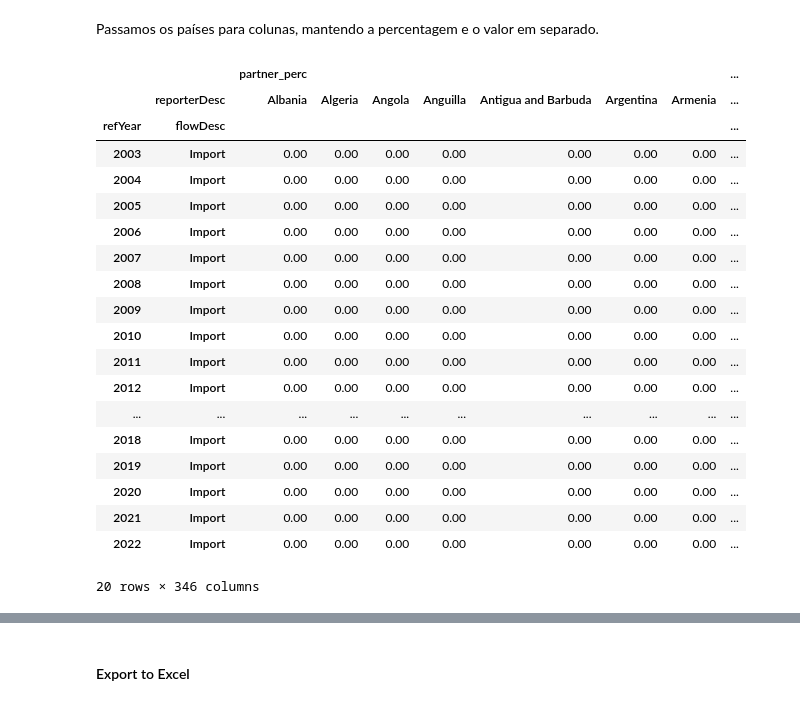
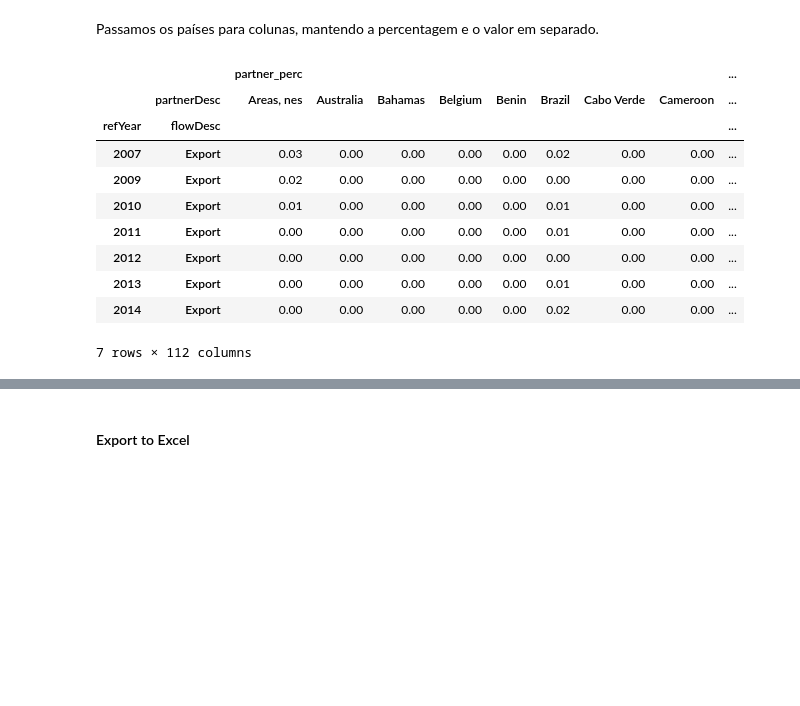
Before and after one commit to joaquimrcarvalho/cipf-comtrade, a Jupyter notebook: country_trade_profile.ipynb, the cells around one changed output, grey strips where cells are left out. Cells and saved outputs as stored; diff of their text form; code cells hidden in the pictures; blank space fills up the shorter version.

```diff
--- a/country_trade_profile.ipynb
+++ b/country_trade_profile.ipynb
@@ -249,31 +255,22 @@ Top 10 export partners of Angola in 2003,2004,2005,2006,2007,2008,2009,2010,2011
 # %% [markdown]
 Passamos os países para colunas, mantendo a percentagem e o valor em separado.
 # %%
-pivoted = df.pivot_table(index=['refYear','flowDesc'], columns='reporterDesc', values=['primaryValue','partner_perc'])
+pivoted = df.pivot_table(index=['refYear','flowDesc'], columns=f'{partner_column}Desc', values=['primaryValue','partner_perc'])
 pivoted.swaplevel(axis=1).fillna('',inplace=True)
 pivoted.sort_index(axis=1, level=0, inplace=True)
 pivoted.fillna(0)
 # %% [output]
-|  |  | partner_perc |  |  |  |  |  |  | ... |
-|  | reporterDesc | Albania | Algeria | Angola | Anguilla | Antigua and Barbuda | Argentina | Armenia | ... |
-| refYear | flowDesc |  |  |  |  |  |  |  | ... |
-| 2003 | Import | 0.00 | 0.00 | 0.00 | 0.00 | 0.00 | 0.00 | 0.00 | ... |
-| 2004 | Import | 0.00 | 0.00 | 0.00 | 0.00 | 0.00 | 0.00 | 0.00 | ... |
-| 2005 | Import | 0.00 | 0.00 | 0.00 | 0.00 | 0.00 | 0.00 | 0.00 | ... |
-| 2006 | Import | 0.00 | 0.00 | 0.00 | 0.00 | 0.00 | 0.00 | 0.00 | ... |
-| 2007 | Import | 0.00 | 0.00 | 0.00 | 0.00 | 0.00 | 0.00 | 0.00 | ... |
-| 2008 | Import | 0.00 | 0.00 | 0.00 | 0.00 | 0.00 | 0.00 | 0.00 | ... |
-| 2009 | Import | 0.00 | 0.00 | 0.00 | 0.00 | 0.00 | 0.00 | 0.00 | ... |
-| 2010 | Import | 0.00 | 0.00 | 0.00 | 0.00 | 0.00 | 0.00 | 0.00 | ... |
-| 2011 | Import | 0.00 | 0.00 | 0.00 | 0.00 | 0.00 | 0.00 | 0.00 | ... |
-| 2012 | Import | 0.00 | 0.00 | 0.00 | 0.00 | 0.00 | 0.00 | 0.00 | ... |
-| ... | ... | ... | ... | ... | ... | ... | ... | ... | ... |
-| 2018 | Import | 0.00 | 0.00 | 0.00 | 0.00 | 0.00 | 0.00 | 0.00 | ... |
-| 2019 | Import | 0.00 | 0.00 | 0.00 | 0.00 | 0.00 | 0.00 | 0.00 | ... |
-| 2020 | Import | 0.00 | 0.00 | 0.00 | 0.00 | 0.00 | 0.00 | 0.00 | ... |
-| 2021 | Import | 0.00 | 0.00 | 0.00 | 0.00 | 0.00 | 0.00 | 0.00 | ... |
-| 2022 | Import | 0.00 | 0.00 | 0.00 | 0.00 | 0.00 | 0.00 | 0.00 | ... |
+|  |  | partner_perc |  |  |  |  |  |  |  | ... |
+|  | partnerDesc | Areas, nes | Australia | Bahamas | Belgium | Benin | Brazil | Cabo Verde | Cameroon | ... |
+| refYear | flowDesc |  |  |  |  |  |  |  |  | ... |
+| 2007 | Export | 0.03 | 0.00 | 0.00 | 0.00 | 0.00 | 0.02 | 0.00 | 0.00 | ... |
+| 2009 | Export | 0.02 | 0.00 | 0.00 | 0.00 | 0.00 | 0.00 | 0.00 | 0.00 | ... |
+| 2010 | Export | 0.01 | 0.00 | 0.00 | 0.00 | 0.00 | 0.01 | 0.00 | 0.00 | ... |
+| 2011 | Export | 0.00 | 0.00 | 0.00 | 0.00 | 0.00 | 0.01 | 0.00 | 0.00 | ... |
+| 2012 | Export | 0.00 | 0.00 | 0.00 | 0.00 | 0.00 | 0.00 | 0.00 | 0.00 | ... |
+| 2013 | Export | 0.00 | 0.00 | 0.00 | 0.00 | 0.00 | 0.01 | 0.00 | 0.00 | ... |
+| 2014 | Export | 0.00 | 0.00 | 0.00 | 0.00 | 0.00 | 0.02 | 0.00 | 0.00 | ... |
-20 rows × 346 columns
+7 rows × 112 columns
 # %%
 show_only_columns = [(l1, country) for l1,country in pivoted.columns.tolist() if country in top_export_partners]
 pivoted[show_only_columns]
```
Also changed, not shown: parts of 13 cells of this notebook.
